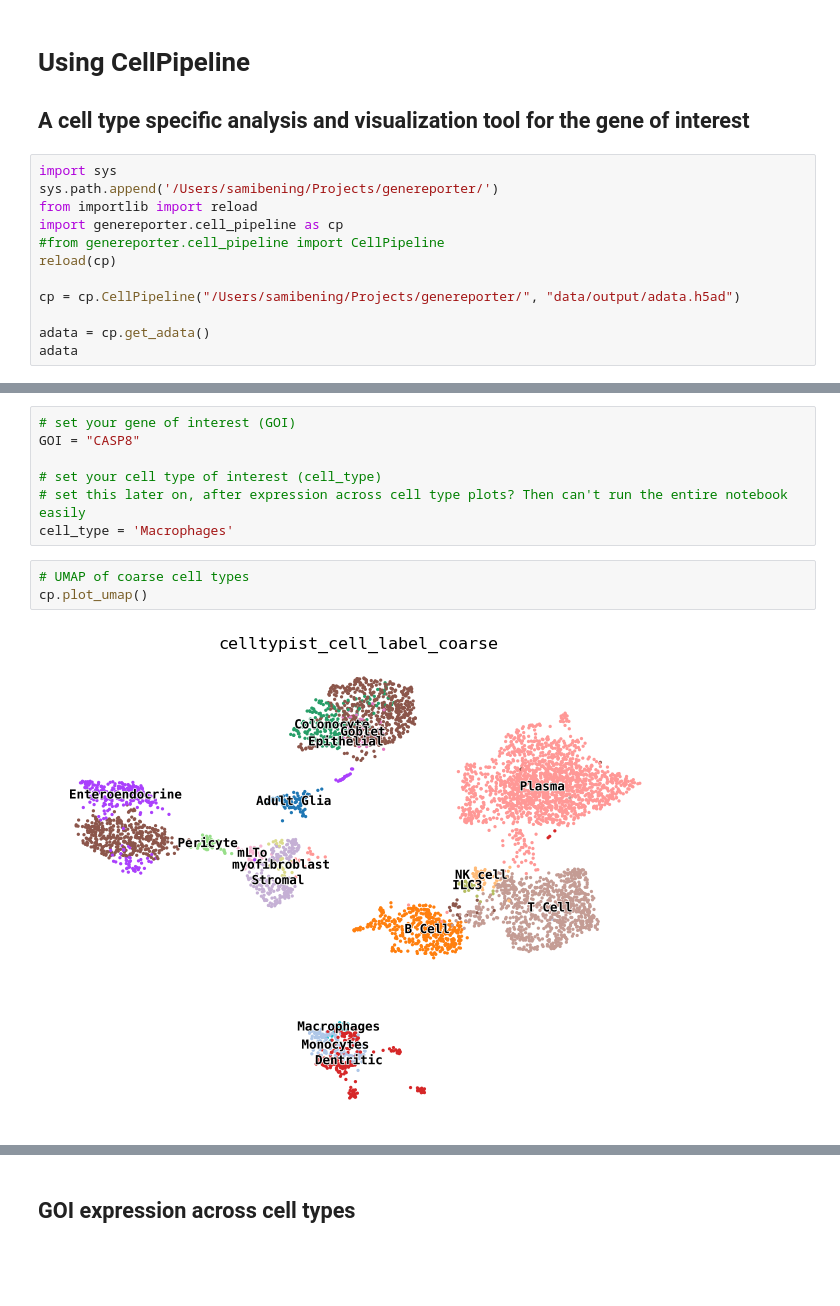
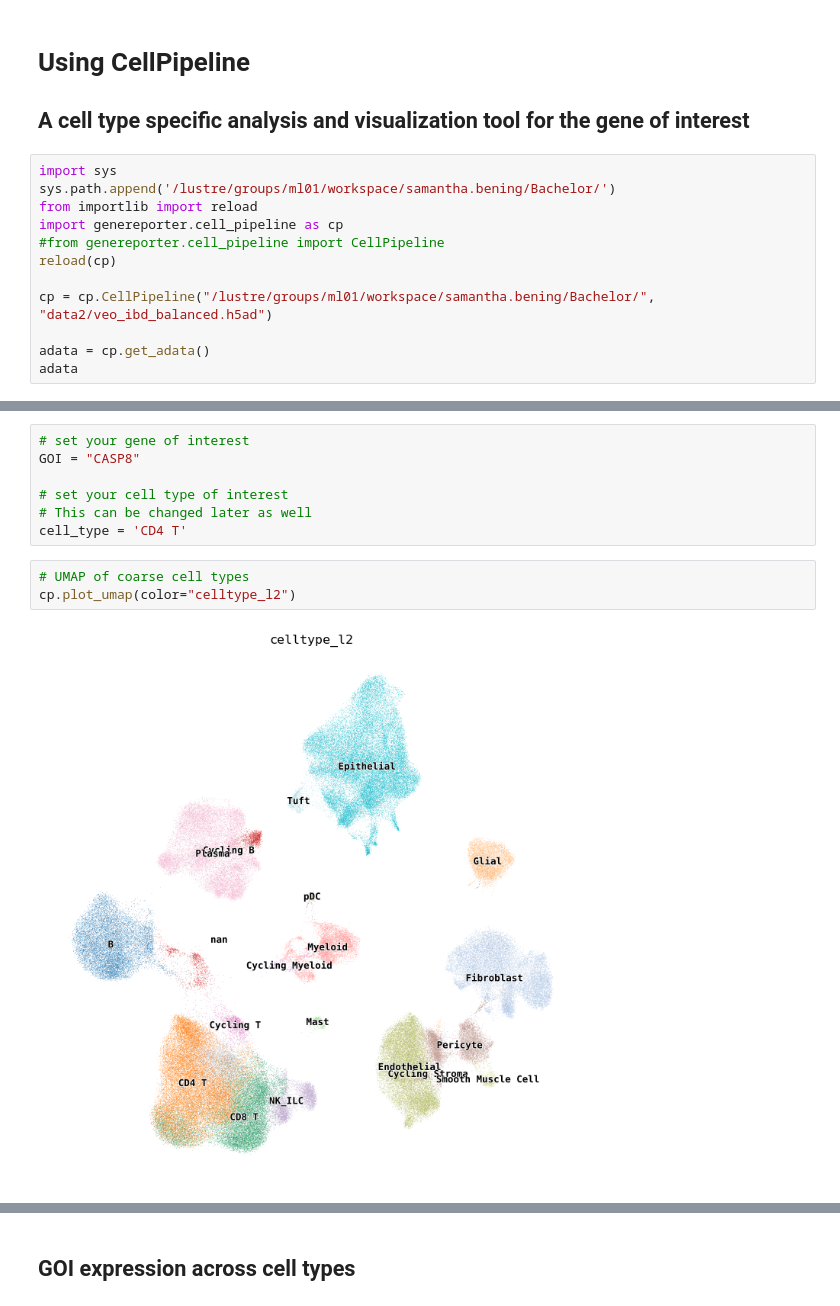
Before and after one commit to chickaroo/genereporter, a Jupyter notebook: src/cell_pipeline.ipynb, the cells around one changed output, grey strips where cells are left out. Saved outputs shown, nothing was run; the diff lists cells and outputs as text; blank space fills up the shorter version.

```diff
--- a/src/cell_pipeline.ipynb
+++ b/src/cell_pipeline.ipynb
@@ -3,13 +3,13 @@
 ## A cell type specific analysis and visualization tool for the gene of interest
 # %%
 import sys
-sys.path.append('/Users/samibening/Projects/genereporter/')
+sys.path.append('/lustre/groups/ml01/workspace/samantha.bening/Bachelor/')
 from importlib import reload
 import genereporter.cell_pipeline as cp
 #from genereporter.cell_pipeline import CellPipeline
 reload(cp)
 
-cp = cp.CellPipeline("/Users/samibening/Projects/genereporter/", "data/output/adata.h5ad")
+cp = cp.CellPipeline("/lustre/groups/ml01/workspace/samantha.bening/Bachelor/", "data2/veo_ibd_balanced.h5ad")
 
 adata = cp.get_adata()
 adata
@@ -49,12 +47,12 @@ Coarse cell types:
 # %%
-# set your gene of interest (GOI)
+# set your gene of interest
 GOI = "CASP8"
 
-# set your cell type of interest (cell_type)
-# set this later on, after expression across cell type plots? Then can't run the entire notebook easily
-cell_type = 'Macrophages'
+# set your cell type of interest
+# This can be changed later as well
+cell_type = 'CD4 T'
 # %%
 # UMAP of coarse cell types
-cp.plot_umap()
+cp.plot_umap(color="celltype_l2")
 # %% [output]
-[figure, old version]
+[figure, new version]
```
Also changed, not shown: parts of 13 cells of this notebook, 7 other files.
